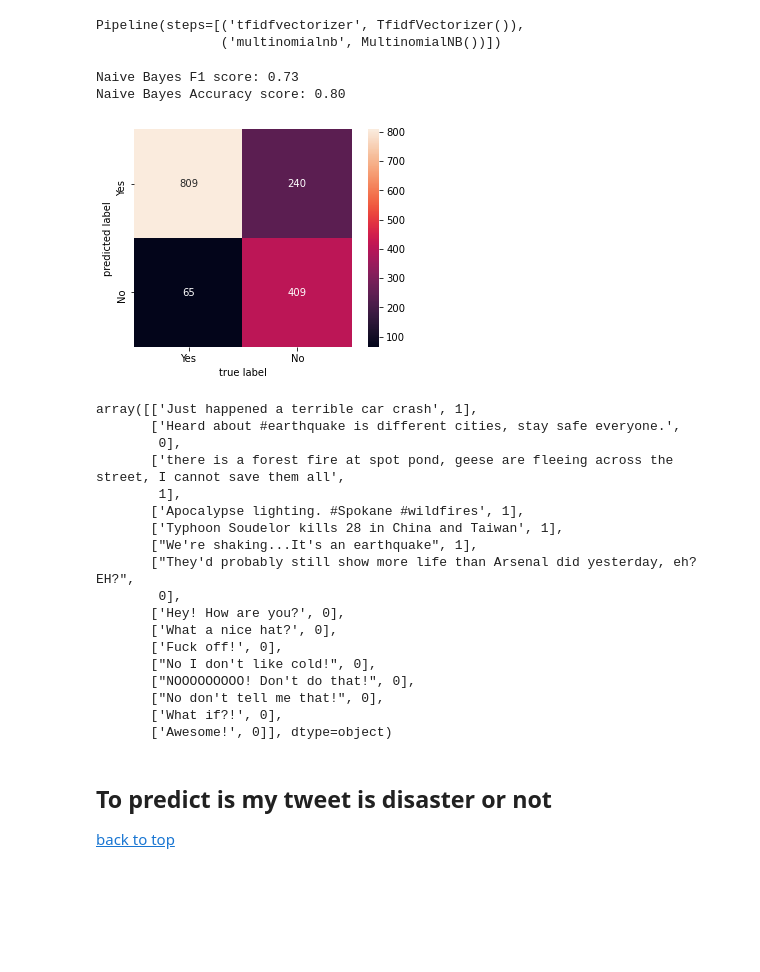
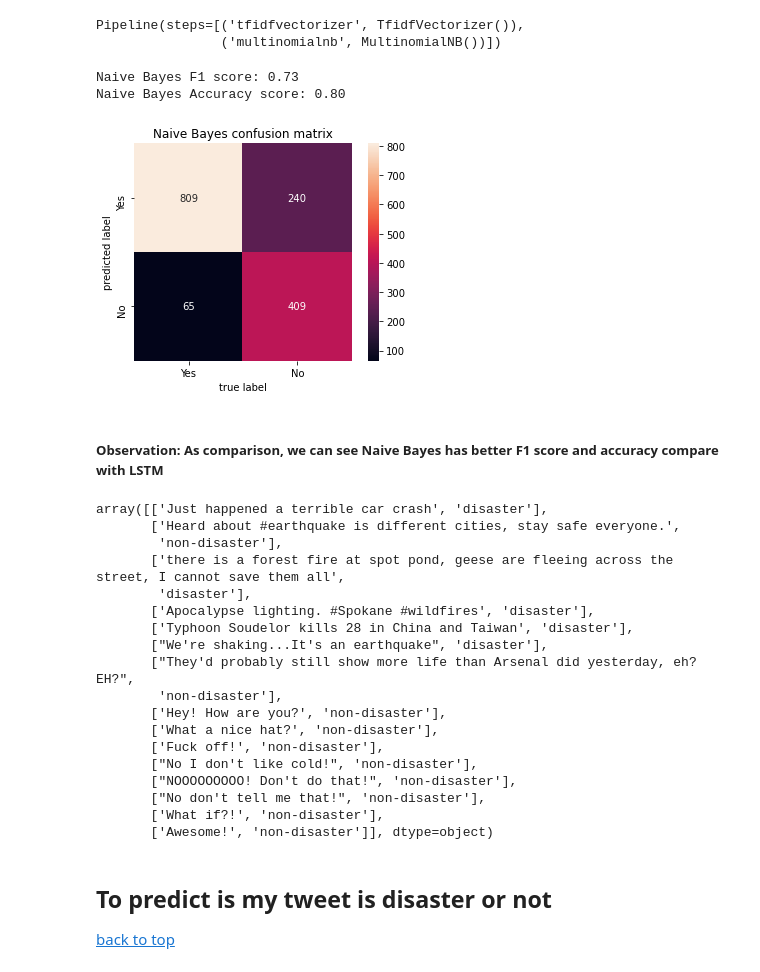
Before and after one commit to BryanChin991/text_classification, a Jupyter notebook: text-classification-checkpoint.ipynb, the cells around one changed output. Cells and saved outputs as stored; diff of their text form; code cells hidden in the pictures; blank space fills up the shorter version.

```diff
--- a/text-classification-checkpoint.ipynb
+++ b/text-classification-checkpoint.ipynb
@@ -459,40 +534,43 @@ Pipeline(steps=[('tfidfvectorizer', TfidfVectorizer()),
 # %%
 val_nb_pred = nb_model.predict(Xvalid)
 nb_cm = confusion_matrix(yvalid, val_nb_pred)
 sns.heatmap(nb_cm.T, square=True, annot=True, fmt='d', xticklabels=['Yes', 'No'], yticklabels=['Yes', 'No'])
+plt.title('Naive Bayes confusion matrix')
 plt.xlabel('true label')
 plt.ylabel('predicted label')
 
 # print('Naive Bayes Confusion Matrix:\n', confusion_matrix(yvalid, val_nb_pred))
 print(f'Naive Bayes F1 score: {f1_score(yvalid, val_nb_pred):.2f}')
 print(f'Naive Bayes Accuracy score: {accuracy_score(yvalid, val_nb_pred):.2f}')
 # %% [output]
 Naive Bayes F1 score: 0.73
 Naive Bayes Accuracy score: 0.80
-[figure, old version]
+[figure, new version]
+# %% [markdown]
+<h5>Observation: As comparison, we can see Naive Bayes has better F1 score and accuracy compare with LSTM</h5>
 # %%
 # test data
 nb_result = nb_model.predict(test.text)
 # %%
-test['nb_target'] = nb_result
+test['nb_target'] = ["non-disaster" if nb == 0 else "disaster"for nb in nb_result]
 test[['text', 'nb_target']][:15].to_numpy()
 # %% [output]
-array([['Just happened a terrible car crash', 1],
+array([['Just happened a terrible car crash', 'disaster'],
        ['Heard about #earthquake is different cities, stay safe everyone.',
-        0],
+        'non-disaster'],
        ['there is a forest fire at spot pond, geese are fleeing across the street, I cannot save them all',
-        1],
-       ['Apocalypse lighting. #Spokane #wildfires', 1],
-       ['Typhoon Soudelor kills 28 in China and Taiwan', 1],
-       ["We're shaking...It's an earthquake", 1],
+        'disaster'],
+       ['Apocalypse lighting. #Spokane #wildfires', 'disaster'],
+       ['Typhoon Soudelor kills 28 in China and Taiwan', 'disaster'],
+       ["We're shaking...It's an earthquake", 'disaster'],
        ["They'd probably still show more life than Arsenal did yesterday, eh? EH?",
-        0],
-       ['Hey! How are you?', 0],
-       ['What a nice hat?', 0],
-       ['Fuck off!', 0],
-       ["No I don't like cold!", 0],
-       ["NOOOOOOOOO! Don't do that!", 0],
-       ["No don't tell me that!", 0],
-       ['What if?!', 0],
-       ['Awesome!', 0]], dtype=object)
+        'non-disaster'],
+       ['Hey! How are you?', 'non-disaster'],
+       ['What a nice hat?', 'non-disaster'],
+       ['Fuck off!', 'non-disaster'],
+       ["No I don't like cold!", 'non-disaster'],
+       ["NOOOOOOOOO! Don't do that!", 'non-disaster'],
+       ["No don't tell me that!", 'non-disaster'],
+       ['What if?!', 'non-disaster'],
+       ['Awesome!', 'non-disaster']], dtype=object)
 # %%
```
Also changed, not shown: parts of 29 cells of this notebook, 1 other file.
